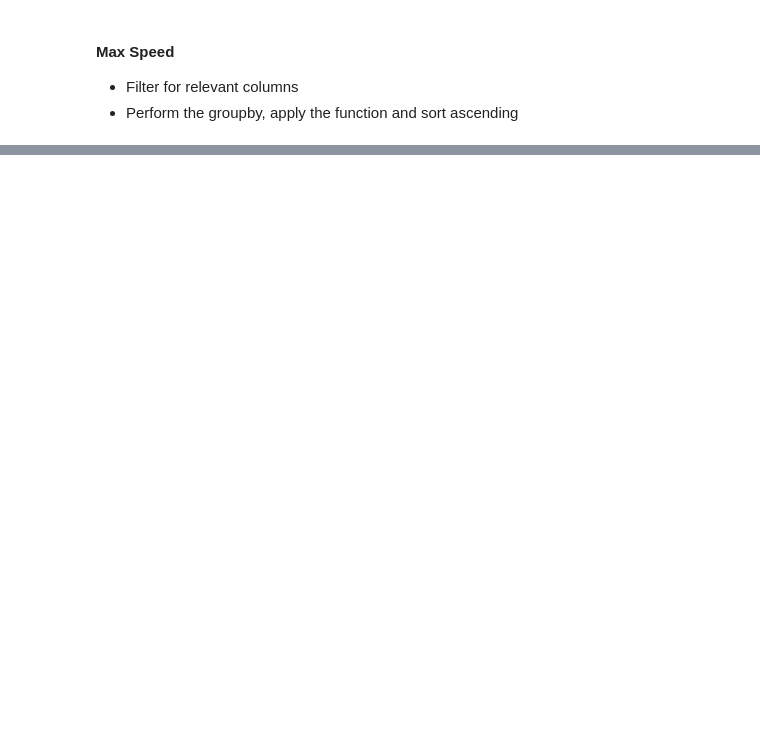
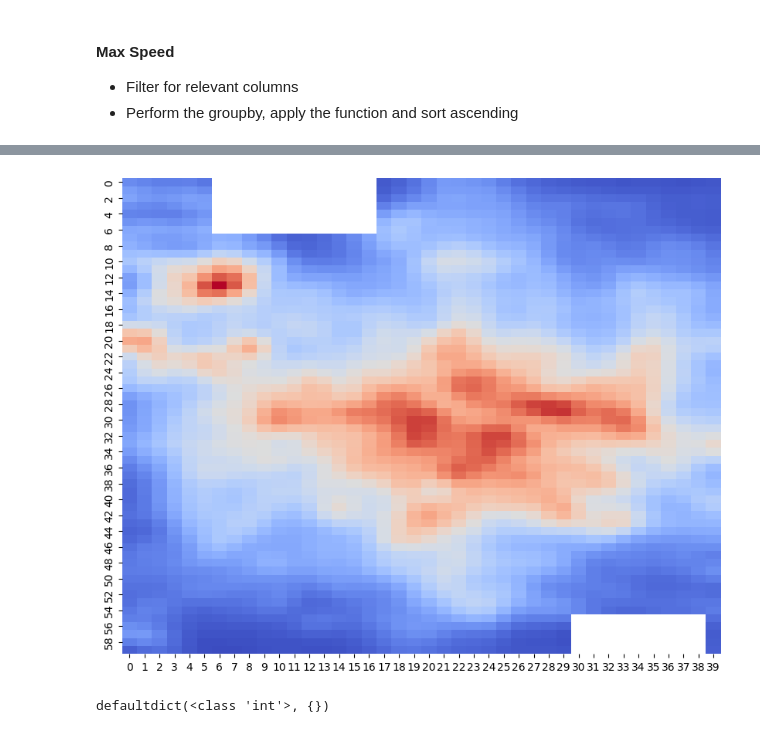
Before and after one commit to Tukkvwa/technical_task_pd, a Jupyter notebook: solution.ipynb, the cells around one changed output, grey strips where cells are left out. Saved outputs shown, nothing was run; the diff lists cells and outputs as text; code cells hidden in the pictures; blank space fills up the shorter version.

Commit message:
Done for the most part

```diff
--- a/solution.ipynb
+++ b/solution.ipynb
@@ -11,10 +11,19 @@ df = pd.read_csv('match_data.csv')
 df.rename(columns={'Pitch_x': 'x', 'Pitch_y' : 'y',
                    'participation_id' : 'id' , 'Time (s)':
                    'time', 'Speed (m/s)': 'speed'}, inplace=True)
+new_names = ['Emily', 'Steph', 'Laia', 'Leah',
+             'Alessia', 'Katie', 'Mariona', 'Lia',
+             'Daphne', 'Frida', 'Kim', 'Chloe',
+             'Kyra', 'Stina', 'Beth']
+
+df['id'] = df[(df['id'] != 'ball')]['id'].map(dict(zip(df['id'].unique(), new_names)))
+df['id'] = df['id'].fillna('ball')
 
 df = df[(df['x'] > -52.5) &
         (df['x'] < 52.5) &
         (df['y'] > -34) &
-        (df['y'] < 34)]
+        (df['y'] < 34) &
+        (df['speed'] > 0) # trackers were not moving and were all in the same location
+        ]
 
 df.sort_values(by=['id', 'time'], inplace=True)
@@ -77,20 +125,60 @@ max_speed = lboard3.groupby('id').max().sort_values('speed', ascending=False)
 # %%
 import matplotlib.pyplot as plt
 import seaborn as sns
 from scipy.ndimage import gaussian_filter
 
-df = df.round({"x": 1, "y": 1})
 
+plot_df = df
+plot_df.round({"x": 1, "y": 1})
 plt.figure(figsize = (10,8))
-df['x'] = pd.cut(df['x'], bins=60, labels=False)
-df['y'] = pd.cut(df['y'], bins=40, labels=False)
+plot_df['x'] = pd.cut(plot_df['x'], bins=60, labels=False)
+plot_df['y'] = pd.cut(plot_df['y'], bins=40, labels=False)
 
-position_counts = df.groupby(['x', 'y']).size().sort_values(ascending=False).reset_index(name='counts')
-#print(position_counts.iloc[1:])
+position_counts = plot_df.groupby(['x', 'y']).size().sort_values(ascending=False).reset_index(name='counts')
 
-pos_smooth = gaussian_filter(position_counts.iloc[1:].pivot(index='x', columns='y', values='counts'), sigma=1)
-#pos_smooth = gaussian_filter(position_counts.pivot(index='x', columns='y', values='counts'), sigma=1)
+#pos_smooth = gaussian_filter(position_counts.iloc[1:].pivot(index='x', columns='y', values='counts'), sigma=1)
+pos_smooth = gaussian_filter(position_counts.pivot(index='x', columns='y', values='counts'), sigma=1)
 sns.heatmap(pos_smooth, cmap='coolwarm', cbar=False)
 
 #print(position_counts)
 plt.show()
+# %% [output]
+[figure, added]
+# %%
+
+from collections import defaultdict
+
+def time_spent(df, target_id, proximity_threshold=5):
+
+    time_groups = df.groupby('time')
+    time_with_others = defaultdict(int)
+
+    for time, group in time_groups:
+        # Get target's coordinates at this time
+        target_data = group[group['id'] == target_id]
+        if target_data.empty:
+            continue  # target_id not present at this time
+
+        x_target = target_data['x'].values[0]
+        y_target = target_data['y'].values[0]
+
+        # Compute Euclidean distance from target to all others at this time
+        group['distance'] = np.sqrt(
+            (group['x'] - x_target) ** 2 +
+            (group['y'] - y_target) ** 2
+        )
+
+        # Filter IDs within proximity threshold (excluding itself)
+        nearby_ids = group[(group['distance'] <= proximity_threshold) &
+                           (group['id'] != target_id)]['id'].tolist()
+
+        # Increment time spent with each nearby ID (assuming 0.1 time unit per row)
+        for other_id in nearby_ids:
+            time_with_others[other_id] += 0.1
+
+    # Find the ID that spent the most time with target_id
+    print(time_with_others)
+
+time_spent(df, 'ball')
+# %% [output]
+defaultdict(<class 'int'>, {})
```
Also changed, not shown: parts of 4 cells of this notebook, 1 other file.
